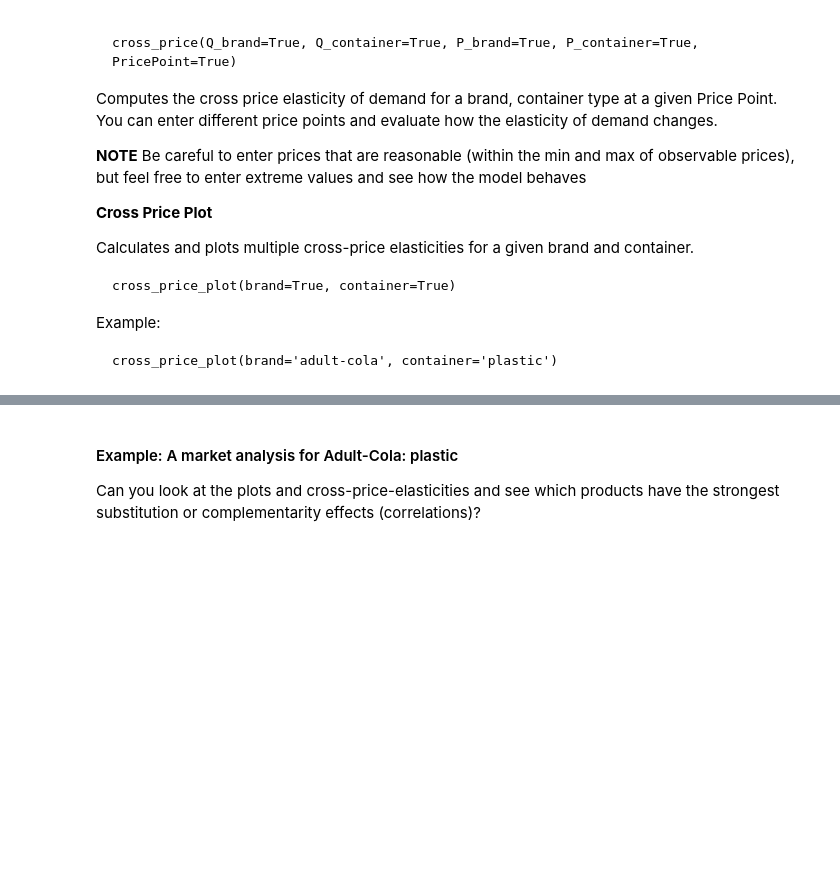
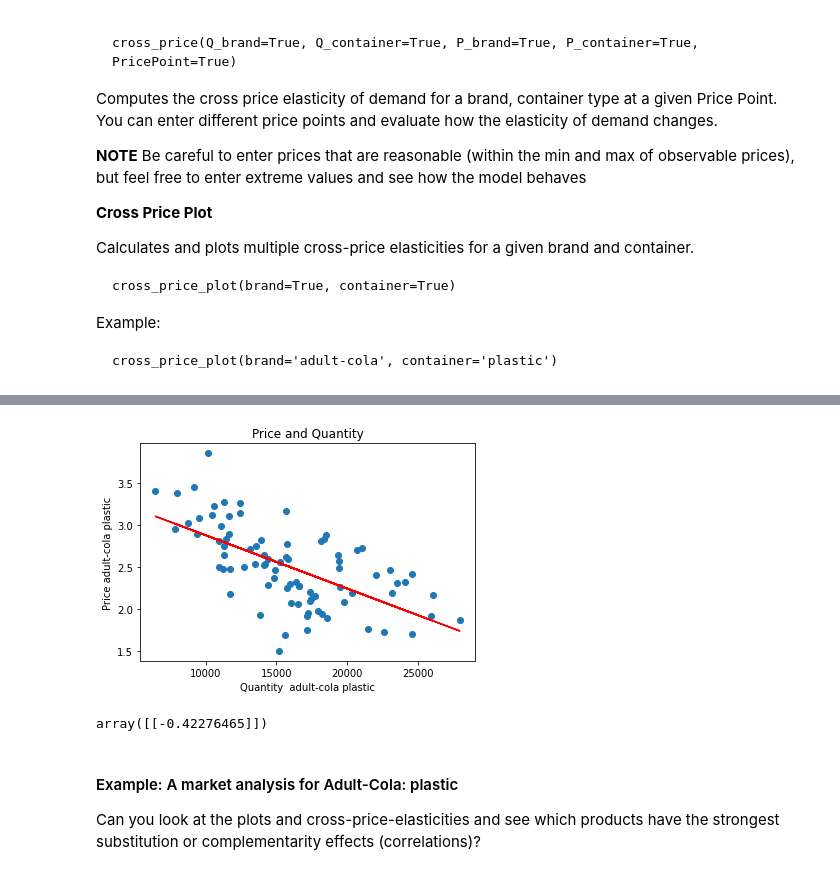
Before and after one commit to mknomics/teaching_intro_price_optimization, a Jupyter notebook: Elasticity_Intro.ipynb, the cells around one changed output, grey strips where cells are left out. Drawn from its saved outputs; the diff is of its cells as text; code cells hidden in the pictures; blank space fills up the shorter version.

```diff
--- a/Elasticity_Intro.ipynb
+++ b/Elasticity_Intro.ipynb
@@ -397,3 +431,8 @@ cross_price_plot(brand='adult-cola', container='plastic')
+# %%
+own_price(Q_brand='adult-cola',Q_container='plastic',PricePoint=1.5)
+# %% [output]
+[figure, added]
+array([[-0.42276465]])
 # %% [markdown]
 #### Example: A market analysis for Adult-Cola: plastic
 Can you look at the plots and cross-price-elasticities and see which products have the strongest substitution or complementarity effects (correlations)?
```
Also changed, not shown: parts of 13 cells of this notebook.
